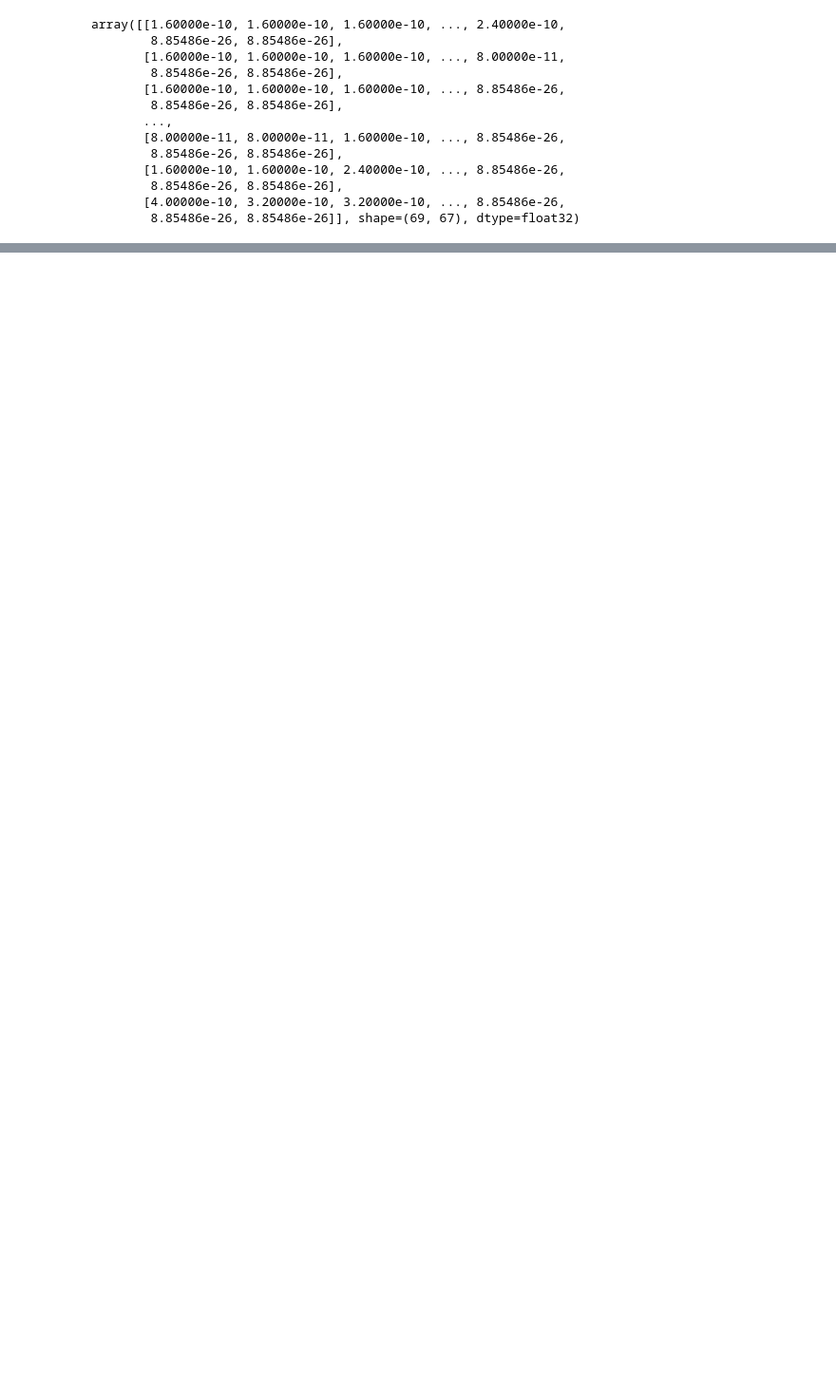
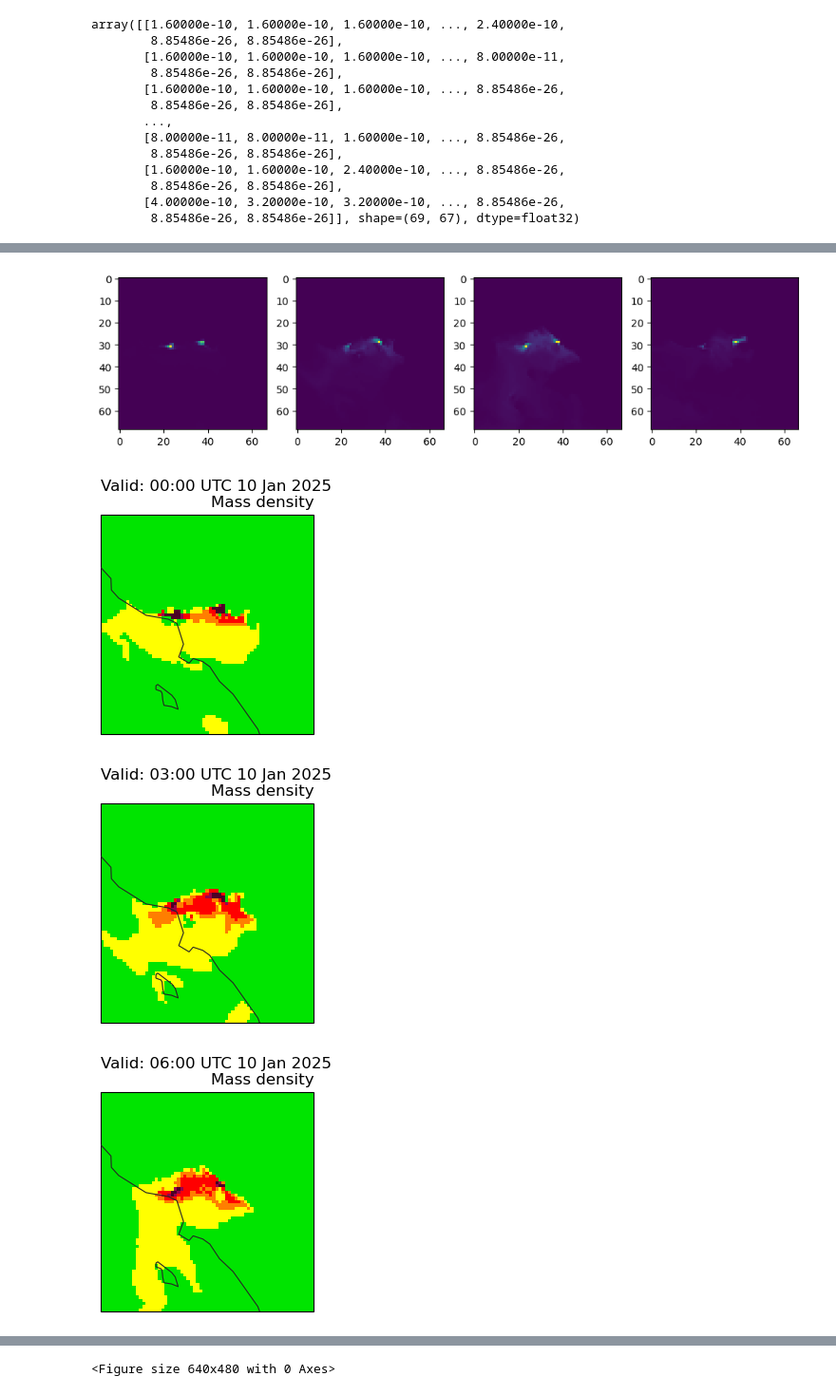
Before and after one commit to matthewgraca/hrrr-smoke-viz, a Jupyter notebook: hrrr_to_convlstm_input.ipynb, the cells around one changed output, grey strips where cells are left out. Shown at 95% size. Drawn from its saved outputs; the diff is of its cells as text; code cells hidden in the pictures; blank space fills up the shorter version.

Commit message:
added complete pipeline from hrrr data to convlstm input filter

```diff
--- a/hrrr_to_convlstm_channel.ipynb
+++ b/hrrr_to_convlstm_input.ipynb
@@ -290,0 +344,14 @@ array([[1.60000e-10, 1.60000e-10, 1.60000e-10, ..., 2.40000e-10,
+# %%
+# get 1/10/25 forecast at 00:00 UTC for the next 12 hours
+# 00 is assimilated data, then 01->11 will be forecasts
+grib_files = []
+for i in range(0, 12):
+    H = Herbie(
+        "2025-01-10-00",
+        model="hrrr",
+        product="sfc",
+        fxx=i
+    )
+    H.download("MASSDEN")
+    my_file = H.get_localFilePath("MASSDEN")
+    grib_files.append(my_file)
@@ -290,0 +373,21 @@ array([[1.60000e-10, 1.60000e-10, 1.60000e-10, ..., 2.40000e-10,
+# %%
+# validate downloads, subregion each grib file, then convert to numpy arrays
+lat_bottom, lat_top = 33.28, 34.86
+lon_bottom, lon_top = -119.1, -117.3
+extent = (lon_bottom, lon_top, lat_bottom, lat_top)
+
+hrrr_subregion_np = []
+hrrr_subregion_xarr = []
+for file in grib_files:
+    # examine files, subregion the grib
+    print(f"Inventory: {wgrib2.inventory(file)}")
+    idx_file = wgrib2.create_inventory_file(file)
+    print(f"Index files: {idx_file, idx_file.exists()}")
+    subset_file = wgrib2.region(file, extent, name="la_region")
+    print(f"Subregion file created: {subset_file}")
+    print("--------------------------------------------------------------------------------")
+
+    # store as xarray and numpy
+    hrrr_xarr = xr.open_dataset(subset_file, engine="cfgrib")
+    hrrr_subregion_xarr.append(hrrr_xarr)
+    hrrr_subregion_np.append(np.flip(hrrr_xarr.mdens.to_numpy(), axis=0))
@@ -290,0 +467,15 @@ array([[1.60000e-10, 1.60000e-10, 1.60000e-10, ..., 2.40000e-10,
+# %%
+# validate downloads worked, and compare
+# plot out every 4 hours (00, 03, 07, 11)
+fig, axes = plt.subplots(1, 4, figsize=(12, 5))
+for i in range(0, 12, 3):
+    axes[i//3].imshow(hrrr_subregion_np[i])
+plt.show()
+
+for i in range(0, 12, 3):
+    plot(hrrr_subregion_xarr[i], proj=ds.herbie.crs, figsize=[4, 3], short_title=True)
+# %% [output]
+[figure, added]
+[figure, added]
+[figure, added]
+[figure, added]
@@ -290,0 +483 @@ array([[1.60000e-10, 1.60000e-10, 1.60000e-10, ..., 2.40000e-10,
+<Figure size 640x480 with 0 Axes>
```
Also changed, not shown: parts of 18 cells of this notebook.
